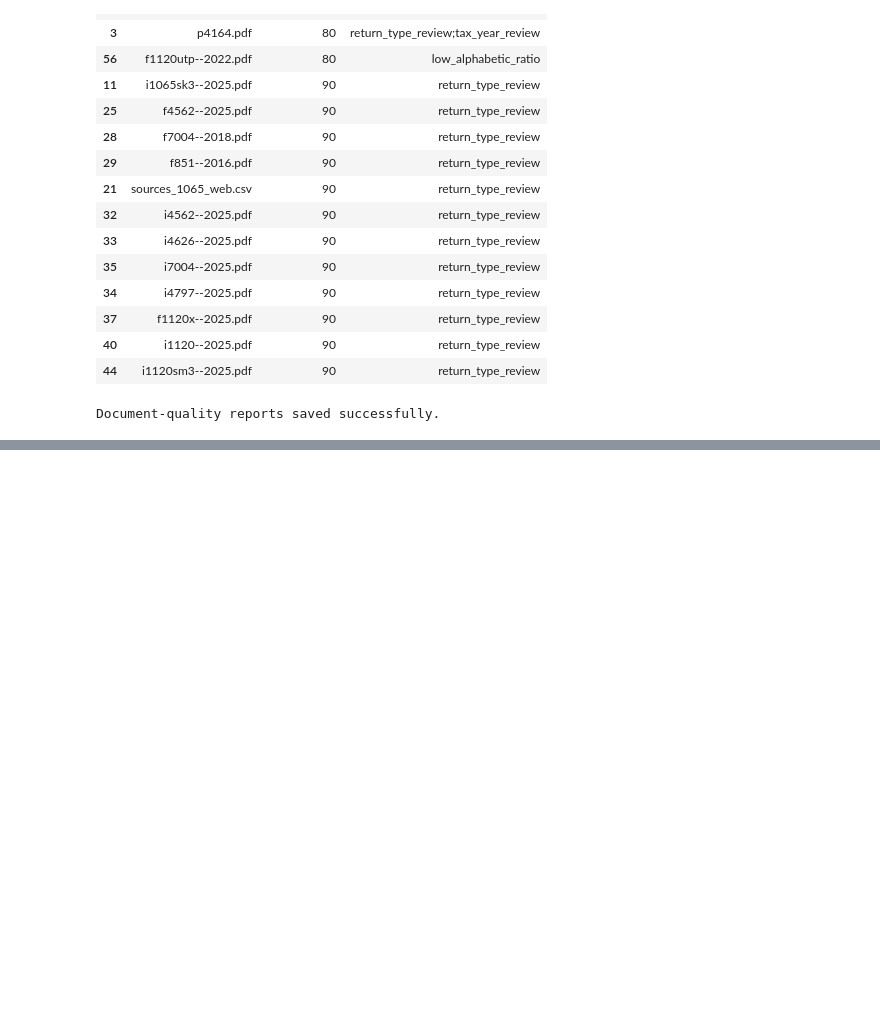
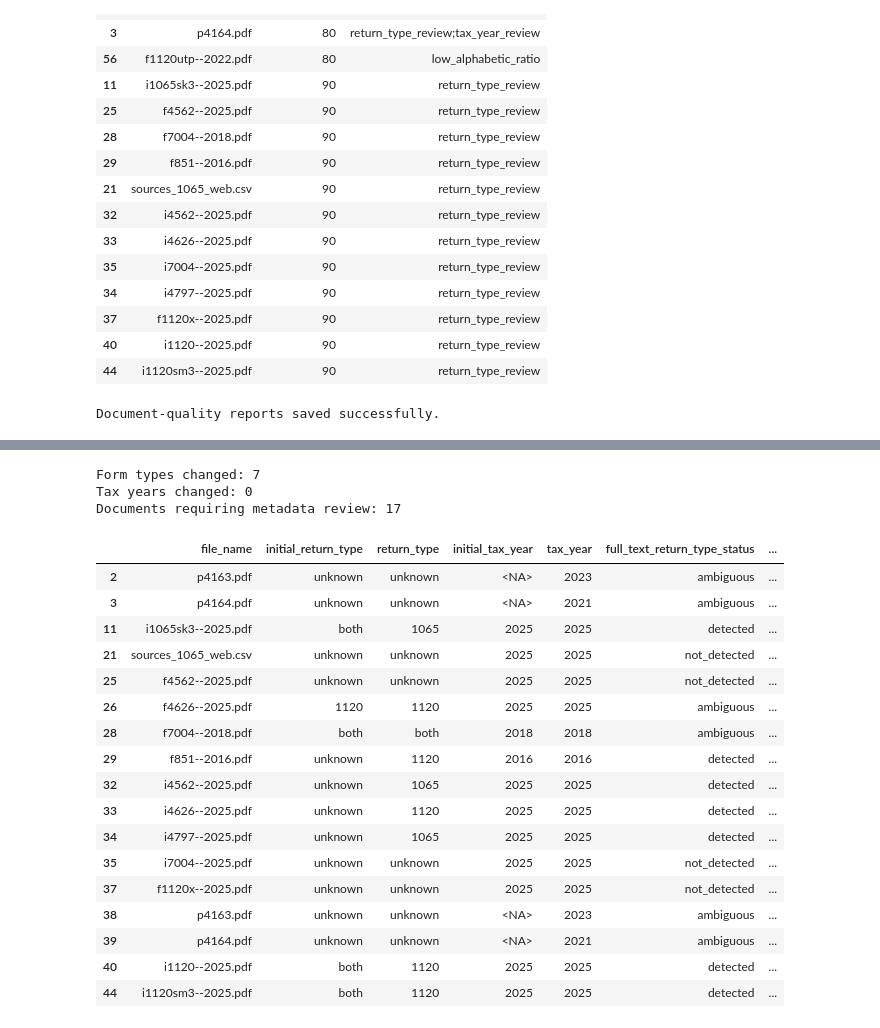
Before and after one commit to sharathnallaganti/Projects, a Jupyter notebook: project-schema-and-plan.ipynb, the cells around one changed output, grey strips where cells are left out. Cells and saved outputs as stored; diff of their text form; code cells hidden in the pictures; blank space fills up the shorter version.

```diff
--- a/project-schema-and-plan.ipynb
+++ b/project-schema-and-plan.ipynb
@@ -2217,0 +2608,80 @@ Document-quality reports saved successfully.
+# %%
+redetection_review = document_inventory[
+    document_inventory["full_text_return_type_status"].isin(
+        ["ambiguous", "not_detected", "failed"]
+    )
+    | document_inventory["full_text_tax_year_status"].isin(
+        ["ambiguous", "not_detected", "failed"]
+    )
+    | document_inventory["return_type_changed"]
+    | document_inventory["tax_year_changed"]
+].copy()
+
+print(
+    "Form types changed:",
+    document_inventory["return_type_changed"].sum(),
+)
+
+print(
+    "Tax years changed:",
+    document_inventory["tax_year_changed"].sum(),
+)
+
+print(
+    "Documents requiring metadata review:",
+    len(redetection_review),
+)
+
+if not redetection_review.empty:
+    display(
+        redetection_review[
+            [
+                "file_name",
+                "initial_return_type",
+                "return_type",
+                "initial_tax_year",
+                "tax_year",
+                "full_text_return_type_status",
+                "full_text_tax_year_status",
+            ]
+        ].head(30)
+    )
+
+document_inventory.to_csv(
+    REPORTS_DIR / "document_inventory.csv",
+    index=False,
+)
+
+redetection_table.to_csv(
+    REPORTS_DIR / "full_text_metadata_detection.csv",
+    index=False,
+)
+
+redetection_review.to_csv(
+    REPORTS_DIR / "metadata_requiring_review.csv",
+    index=False,
+)
+
+print("Full-text metadata results saved successfully.")
+# %% [output]
+Form types changed: 7
+Tax years changed: 0
+Documents requiring metadata review: 17
+|  | file_name | initial_return_type | return_type | initial_tax_year | tax_year | full_text_return_type_status | ... |
+| 2 | p4163.pdf | unknown | unknown | <NA> | 2023 | ambiguous | ... |
+| 3 | p4164.pdf | unknown | unknown | <NA> | 2021 | ambiguous | ... |
+| 11 | i1065sk3--2025.pdf | both | 1065 | 2025 | 2025 | detected | ... |
+| 21 | sources_1065_web.csv | unknown | unknown | 2025 | 2025 | not_detected | ... |
+| 25 | f4562--2025.pdf | unknown | unknown | 2025 | 2025 | not_detected | ... |
+| 26 | f4626--2025.pdf | 1120 | 1120 | 2025 | 2025 | ambiguous | ... |
+| 28 | f7004--2018.pdf | both | both | 2018 | 2018 | ambiguous | ... |
+| 29 | f851--2016.pdf | unknown | 1120 | 2016 | 2016 | detected | ... |
+| 32 | i4562--2025.pdf | unknown | 1065 | 2025 | 2025 | detected | ... |
+| 33 | i4626--2025.pdf | unknown | 1120 | 2025 | 2025 | detected | ... |
+| 34 | i4797--2025.pdf | unknown | 1065 | 2025 | 2025 | detected | ... |
+| 35 | i7004--2025.pdf | unknown | unknown | 2025 | 2025 | not_detected | ... |
+| 37 | f1120x--2025.pdf | unknown | unknown | 2025 | 2025 | not_detected | ... |
+| 38 | p4163.pdf | unknown | unknown | <NA> | 2023 | ambiguous | ... |
+| 39 | p4164.pdf | unknown | unknown | <NA> | 2021 | ambiguous | ... |
+| 40 | i1120--2025.pdf | both | 1120 | 2025 | 2025 | detected | ... |
+| 44 | i1120sm3--2025.pdf | both | 1120 | 2025 | 2025 | detected | ... |
```
Also changed, not shown: parts of 13 cells of this notebook.
